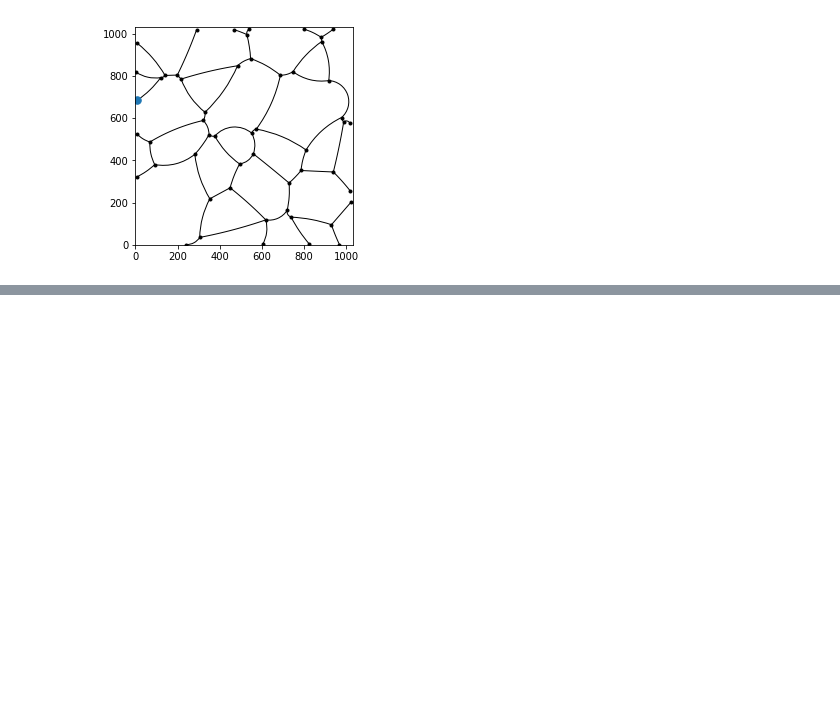
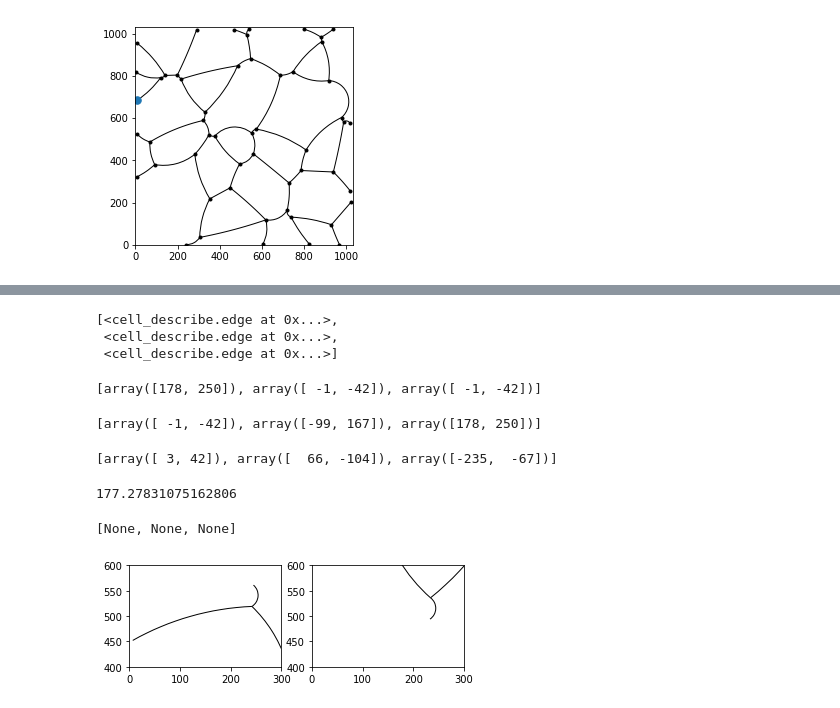
Before and after one commit to AllenCellModeling/DLITE, a Jupyter notebook: notebooks/scratch_paper.ipynb, the cells around one changed output, grey strips where cells are left out. Cells and saved outputs as stored; diff of their text form; code cells hidden in the pictures; blank space fills up the shorter version.

```diff
--- a/notebooks/scratch_paper.ipynb
+++ b/notebooks/scratch_paper.ipynb
@@ -97,0 +183,2 @@ test.plot_single_cells(fig, ax, ax1, colonies, cell_label)
+# %%
+tes1 = [n for n in colonies['11'].nodes if n.label == 36]
@@ -97,0 +210,21 @@ test.plot_single_cells(fig, ax, ax1, colonies, cell_label)
+# %%
+old_angles = dic3[36][1]
+node = tes1[0]
+new_vec = [func(p, node) for p in tes1[0].edges]
+# %%
+
+temp_edges = []
+for old_e in old_angles:
+    print(new_vec)
+    v1_v2_angs = [py_ang(old_e, nw) for nw in new_vec]
+    print(v1_v2_angs)
+    min_ang = min(v1_v2_angs)
+    print(min_ang)
+    for ed in node.edges:
+        vec = func(ed, node)
+        if py_ang(old_e, vec) == min_ang:
+            closest_edge = ed
+            if closest_edge in temp_edges:
+                []
+
+            temp_edges.append(closest_edge)
@@ -97,0 +241,31 @@ test.plot_single_cells(fig, ax, ax1, colonies, cell_label)
+# %%
+temp_edges
+# %% [output]
+[<cell_describe.edge at 0x...>,
+ <cell_describe.edge at 0x...>,
+ <cell_describe.edge at 0x...>]
+# %%
+dic4[36][1]
+# %% [output]
+[array([178, 250]), array([ -1, -42]), array([ -1, -42])]
+# %%
+new_vec
+# %% [output]
+[array([ -1, -42]), array([-99, 167]), array([178, 250])]
+# %%
+dic3[36][1]
+# %% [output]
+[array([ 3, 42]), array([  66, -104]), array([-235,  -67])]
+# %%
+py_ang(new_vec[0], dic3[36][1][0])
+# %% [output]
+177.27831075162806
+# %%
+fig, (ax, ax1) = plt.subplots(1,2)
+ax.set(xlim = [0,300], ylim = [400,600], aspect = 1)
+ax1.set(xlim = [0,300], ylim = [400,600], aspect = 1)
+[e.plot(ax) for e in dic3[36][0][0:3]]
+[e.plot(ax1) for e in temp_edges]
+# %% [output]
+[None, None, None]
+[figure, added]
```
Also changed, not shown: parts of 24 cells of this notebook, 1 other file.
